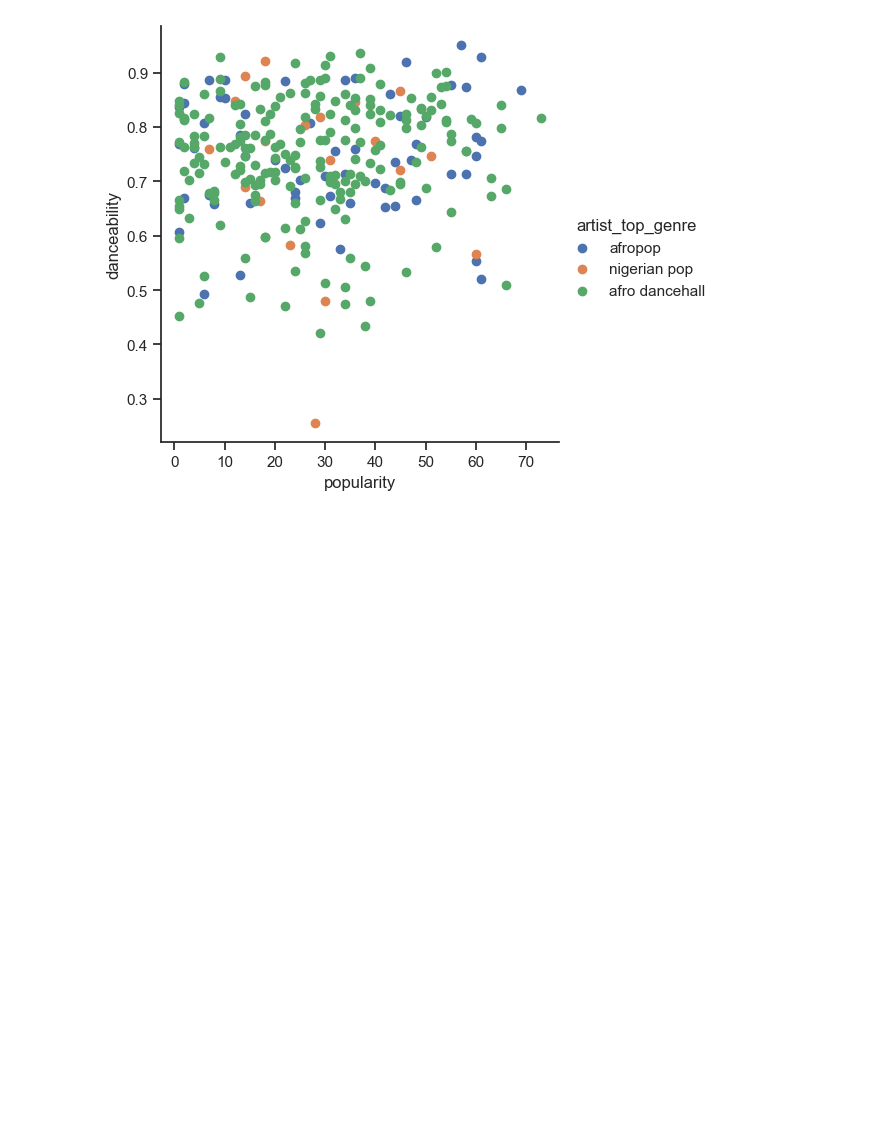
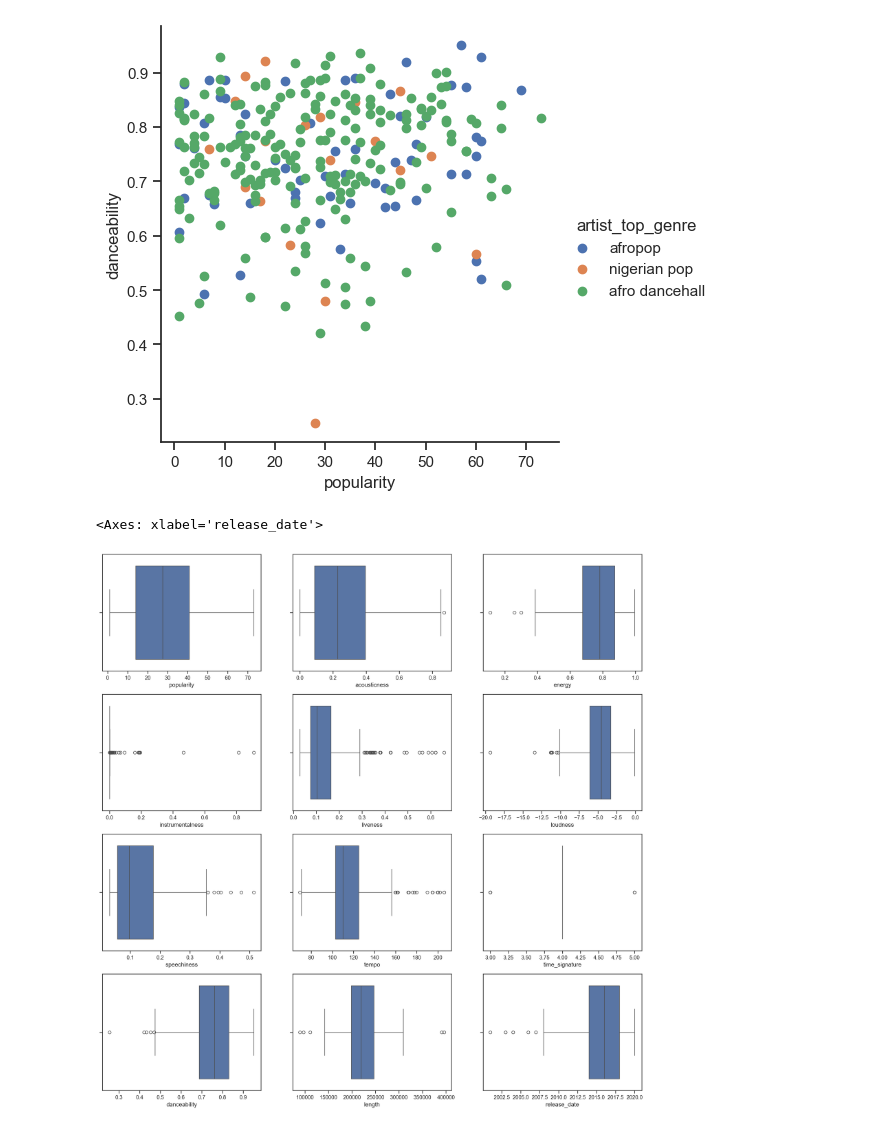
Before and after one commit to Lokeshzz7/MusicTaste_Clustering, a Jupyter notebook: music.ipynb, the cells around one changed output. Saved outputs shown, nothing was run; the diff lists cells and outputs as text; code cells hidden in the pictures; blank space fills up the shorter version.

```diff
--- a/music.ipynb
+++ b/music.ipynb
@@ -139,3 +139,44 @@ sns.FacetGrid(df, hue="artist_top_genre", height=5) \
 # %% [output]
 <seaborn.axisgrid.FacetGrid at 0x...>
 [figure]
+# %%
+plt.figure(figsize=(20,20), dpi=200)
+
+plt.subplot(4,3,1)
+sns.boxplot(x = 'popularity', data = df)
+
+plt.subplot(4,3,2)
+sns.boxplot(x = 'acousticness', data = df)
+
+plt.subplot(4,3,3)
+sns.boxplot(x = 'energy', data = df)
+
+plt.subplot(4,3,4)
+sns.boxplot(x = 'instrumentalness', data = df)
+
+plt.subplot(4,3,5)
+sns.boxplot(x = 'liveness', data = df)
+
+plt.subplot(4,3,6)
+sns.boxplot(x = 'loudness', data = df)
+
+plt.subplot(4,3,7)
+sns.boxplot(x = 'speechiness', data = df)
+
+plt.subplot(4,3,8)
+sns.boxplot(x = 'tempo', data = df)
+
+plt.subplot(4,3,9)
+sns.boxplot(x = 'time_signature', data = df)
+
+plt.subplot(4,3,10)
+sns.boxplot(x = 'danceability', data = df)
+
+plt.subplot(4,3,11)
+sns.boxplot(x = 'length', data = df)
+
+plt.subplot(4,3,12)
+sns.boxplot(x = 'release_date', data = df)
+# %% [output]
+<Axes: xlabel='release_date'>
+[figure, added]
```
